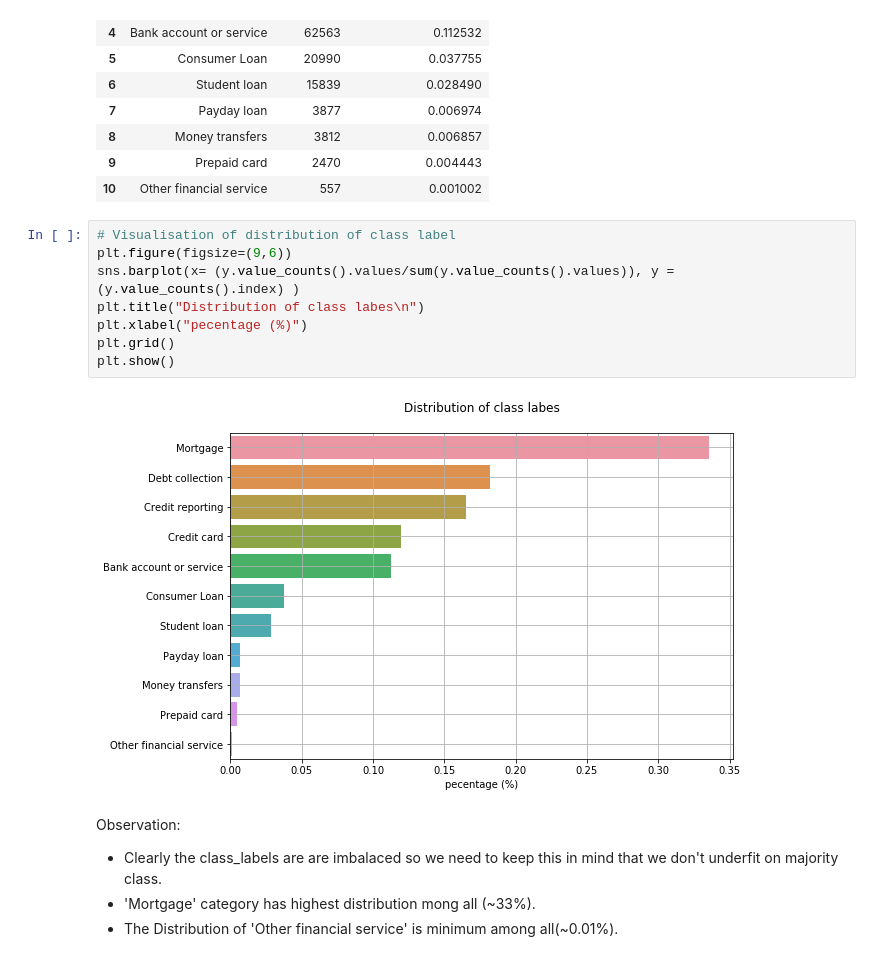
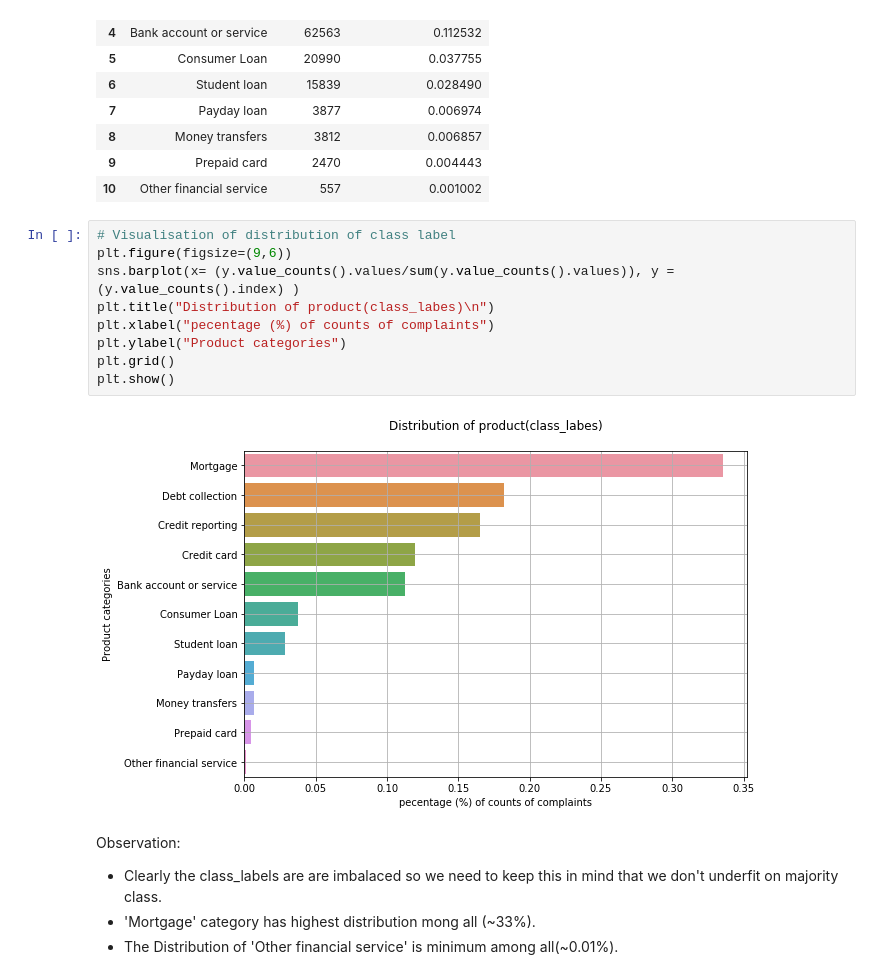
Before and after one commit to adityaadarsh/Complain-Classification, a Jupyter notebook: Complain Classification Assignment.ipynb, the cells around one changed output. Saved outputs shown, nothing was run; the diff lists cells and outputs as text.

```diff
--- a/Complain Classification Assignment.ipynb
+++ b/Complain Classification Assignment.ipynb
@@ -219,13 +218,14 @@ pd.DataFrame({"categories": (y.value_counts().index), "frequency":y.value_counts
 # %%
 # Visualisation of distribution of class label
 plt.figure(figsize=(9,6))
 sns.barplot(x= (y.value_counts().values/sum(y.value_counts().values)), y =(y.value_counts().index) )
-plt.title("Distribution of class labes\n")
-plt.xlabel("pecentage (%)")
+plt.title("Distribution of product(class_labes)\n")
+plt.xlabel("pecentage (%) of counts of complaints")
+plt.ylabel("Product categories")
 plt.grid()
 plt.show()
 # %% [output]
-[figure, old version]
+[figure, new version]
 # %% [markdown]
 Observation:
 * Clearly the class_labels are are imbalaced so we need to keep this in mind that we don't underfit on majority class.
```
Also changed, not shown: parts of 101 cells of this notebook, 1 other file.
